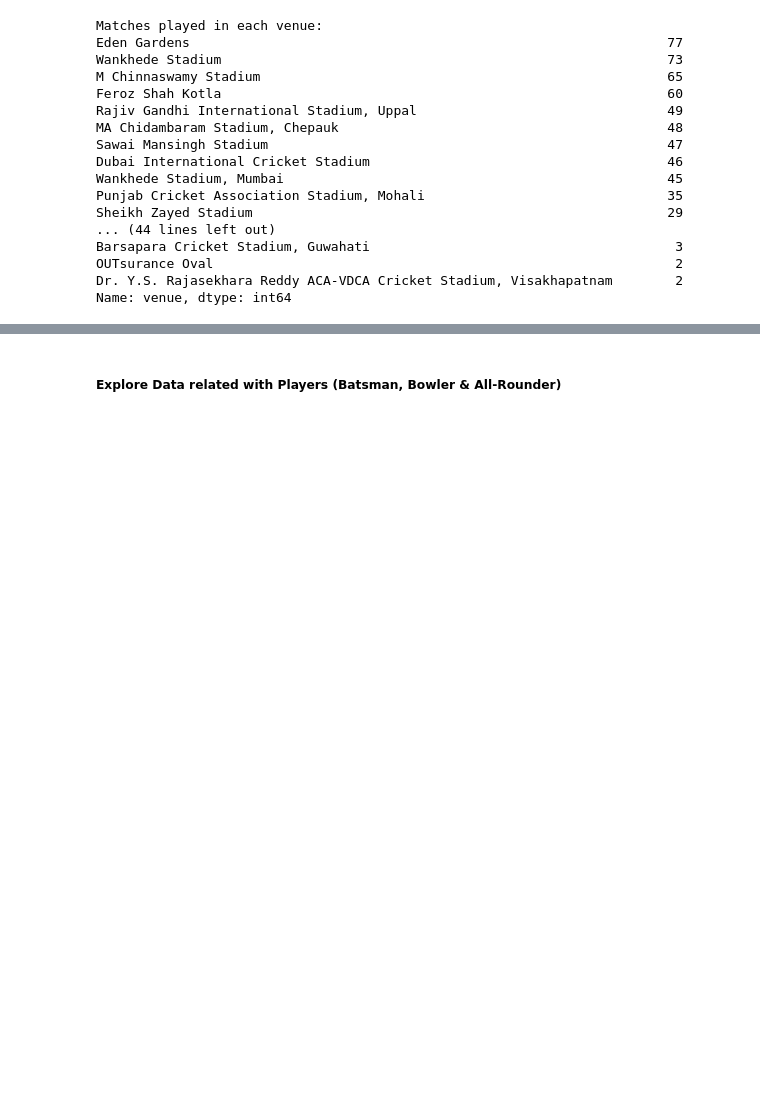
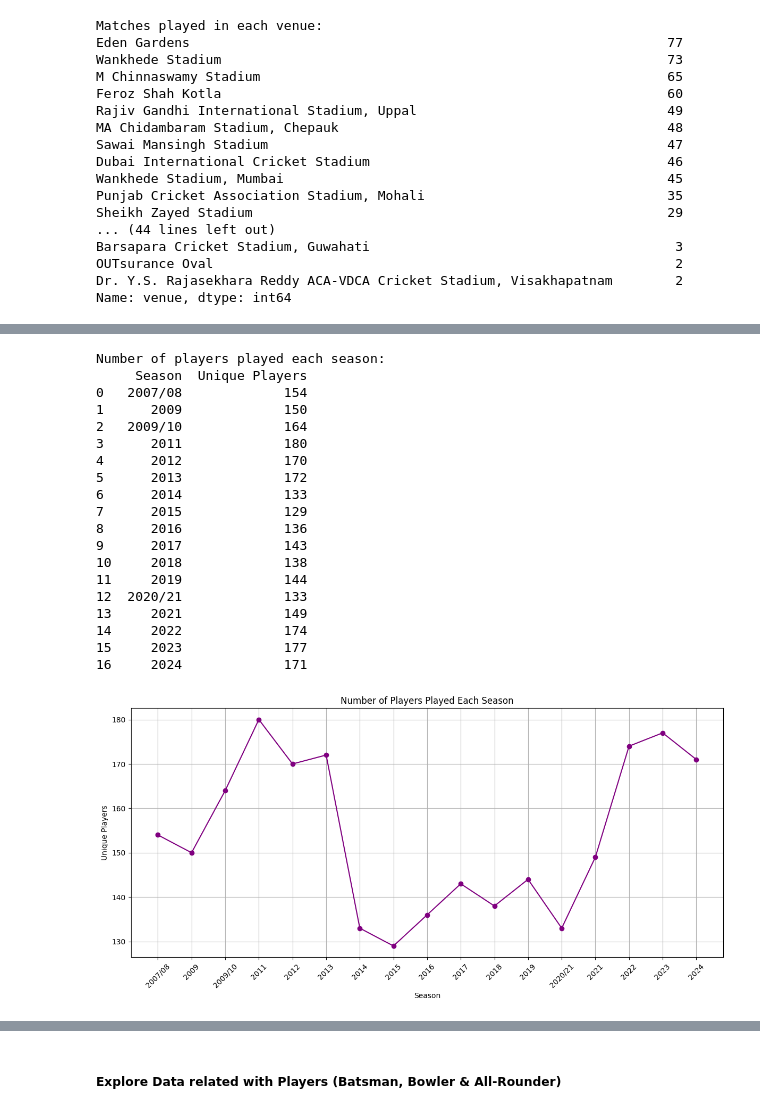
Before and after one commit to Parth-0804/DS_PROJEKT_AIM, a Jupyter notebook: 01_data/GR04_ipynb_Hiregoudar1_Ravaliya2_GoblipurBhanuprakashNag3.ipynb, the cells around one changed output, grey strips where cells are left out. Drawn from its saved outputs; the diff is of its cells as text; code cells hidden in the pictures; blank space fills up the shorter version.

```diff
--- a/01_data/GR04_ipynb_Hiregoudar1_Ravaliya2_GoblipurBhanuprakashNag3.ipynb
+++ b/01_data/GR04_ipynb_Hiregoudar1_Ravaliya2_GoblipurBhanuprakashNag3.ipynb
@@ -229,0 +265,41 @@ Name: venue, dtype: int64
+# %%
+#Number of players played each season
+players_each_season_df = (
+    matches[['id', 'season']]
+    .merge(deliveries[['match_id', 'batter']], left_on='id', right_on='match_id')
+    .groupby('season')['batter'].nunique()
+    .reset_index()
+)
+players_each_season_df.columns = ['Season', 'Unique Players']
+print("Number of players played each season:")
+print(players_each_season_df)
+plt.figure(figsize=(12, 6))
+plt.plot(players_each_season_df['Season'], players_each_season_df['Unique Players'], marker='o', linestyle='-', color='purple')
+plt.title('Number of Players Played Each Season')
+plt.xlabel('Season')
+plt.ylabel('Unique Players')
+plt.xticks(rotation=45)
+plt.grid(True)
+plt.tight_layout()
+plt.show()
+# %% [output]
+Number of players played each season:
+     Season  Unique Players
+0   2007/08             154
+1      2009             150
+2   2009/10             164
+3      2011             180
+4      2012             170
+5      2013             172
+6      2014             133
+7      2015             129
+8      2016             136
+9      2017             143
+10     2018             138
+11     2019             144
+12  2020/21             133
+13     2021             149
+14     2022             174
+15     2023             177
+16     2024             171
+[figure, added]
```
Also changed, not shown: parts of 7 cells of this notebook, 1 other file.
